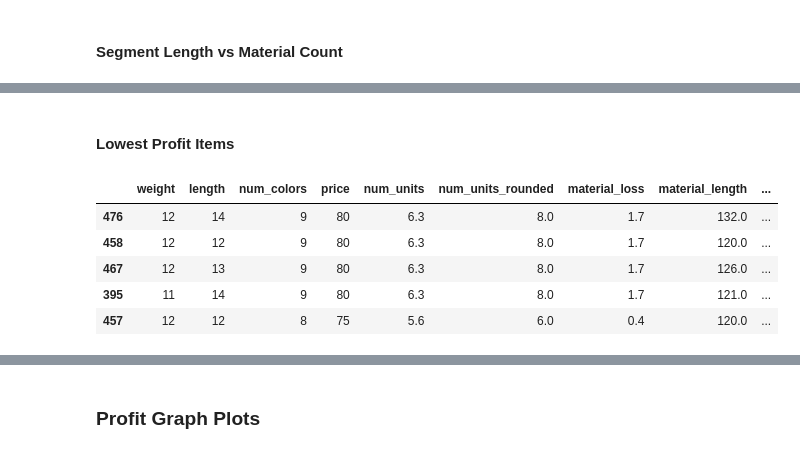
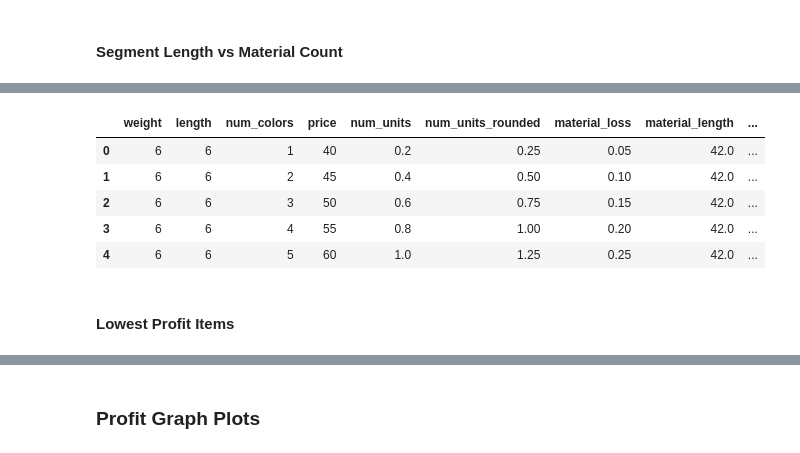
Before and after one commit to DanielLevenstein/Product_Profitability_Study, a Jupyter notebook: product_pricing.ipynb, the cells around one changed output, grey strips where cells are left out. Cells and saved outputs as stored; diff of their text form; code cells hidden in the pictures.

```diff
--- a/product_pricing.ipynb
+++ b/product_pricing.ipynb
@@ -70,24 +70,23 @@ sns.boxplot(data=df_build_stats, x='get_segment_length', y='get_num_units_raw');
-# %% [markdown]
-#### Lowest Profit Items
 # %%
 # Verifying that there is still a profit margin in the worst case scenarios.
 df_price = df.copy()
 COST_PER_UNIT = (15 / 2) + 8 #Two units per order plus shipping and handling
 PROCESS_TIME_PER_ORDER = .45
 COST_PER_COLOR = 5
 df_price['price'] = 35 + df_price['num_colors'] * COST_PER_COLOR
 df_price['num_units'] = df_build_stats['get_num_units_raw'].round(1) * df_build_stats['num_colors']
-df_price['num_units_rounded'] = np.ceil(df_price.num_units / 2) * 2
+df_price['num_units_rounded'] = np.ceil(df_build_stats['get_num_units_raw'] * 4)/4 * df_build_stats['num_colors']
 df_price['material_loss'] = df_price['num_units_rounded'] - df_price['num_units']
 df_price['material_length'] = df_build_stats['get_segment_length'] * df_build_stats['get_num_segments']
 df_price['cost']= df_price['num_units'] * COST_PER_UNIT
 df_price['profit']= df_price['price'] - df_price['cost']
-df_price.sort_values(by=['profit'], ascending=True, inplace=True)
 df_price.head()
 # %% [output]
 |  | weight | length | num_colors | price | num_units | num_units_rounded | material_loss | material_length | ... |
-| 476 | 12 | 14 | 9 | 80 | 6.3 | 8.0 | 1.7 | 132.0 | ... |
-| 458 | 12 | 12 | 9 | 80 | 6.3 | 8.0 | 1.7 | 120.0 | ... |
-| 467 | 12 | 13 | 9 | 80 | 6.3 | 8.0 | 1.7 | 126.0 | ... |
-| 395 | 11 | 14 | 9 | 80 | 6.3 | 8.0 | 1.7 | 121.0 | ... |
-| 457 | 12 | 12 | 8 | 75 | 5.6 | 6.0 | 0.4 | 120.0 | ... |
+| 0 | 6 | 6 | 1 | 40 | 0.2 | 0.25 | 0.05 | 42.0 | ... |
+| 1 | 6 | 6 | 2 | 45 | 0.4 | 0.50 | 0.10 | 42.0 | ... |
+| 2 | 6 | 6 | 3 | 50 | 0.6 | 0.75 | 0.15 | 42.0 | ... |
+| 3 | 6 | 6 | 4 | 55 | 0.8 | 1.00 | 0.20 | 42.0 | ... |
+| 4 | 6 | 6 | 5 | 60 | 1.0 | 1.25 | 0.25 | 42.0 | ... |
+# %% [markdown]
+#### Lowest Profit Items
```
Also changed, not shown: parts of 21 cells of this notebook.
